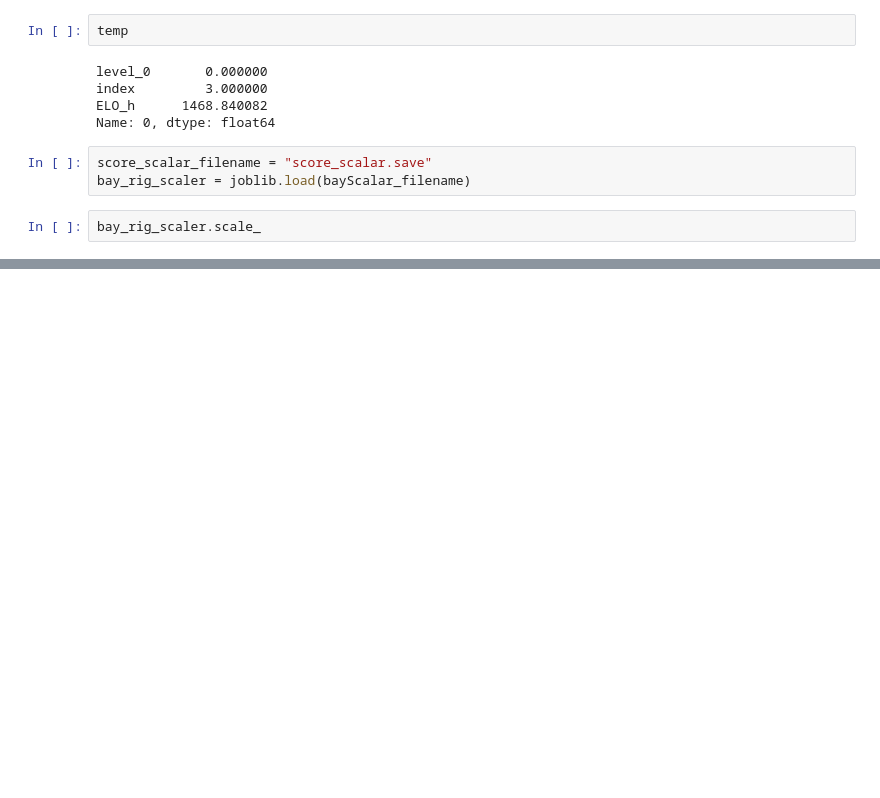
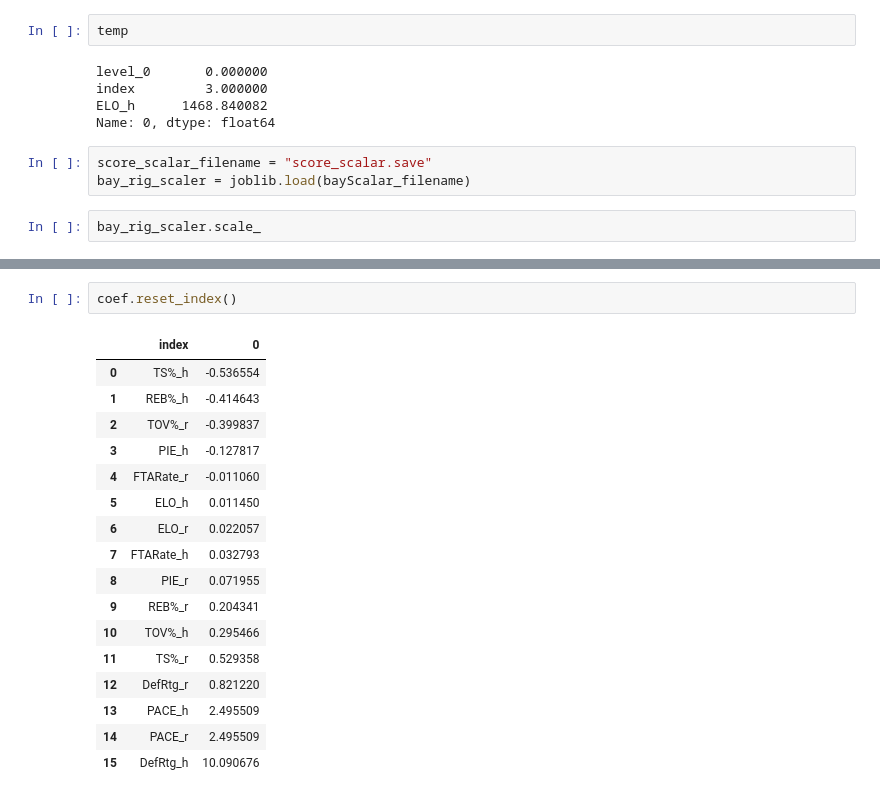
Before and after one commit to charlehl/project-three-nba-predict, a Jupyter notebook: exploratory/score_predict.ipynb, the cells around one changed output, grey strips where cells are left out. Drawn from its saved outputs; the diff is of its cells as text; blank space fills up the shorter version.

```diff
--- a/exploratory/score_predict.ipynb
+++ b/exploratory/score_predict.ipynb
@@ -1346,0 +1373,20 @@ bay_rig_scaler.scale_
+# %%
+coef.reset_index()
+# %% [output]
+|  | index | 0 |
+| 0 | TS%_h | -0.536554 |
+| 1 | REB%_h | -0.414643 |
+| 2 | TOV%_r | -0.399837 |
+| 3 | PIE_h | -0.127817 |
+| 4 | FTARate_r | -0.011060 |
+| 5 | ELO_h | 0.011450 |
+| 6 | ELO_r | 0.022057 |
+| 7 | FTARate_h | 0.032793 |
+| 8 | PIE_r | 0.071955 |
+| 9 | REB%_r | 0.204341 |
+| 10 | TOV%_h | 0.295466 |
+| 11 | TS%_r | 0.529358 |
+| 12 | DefRtg_r | 0.821220 |
+| 13 | PACE_h | 2.495509 |
+| 14 | PACE_r | 2.495509 |
+| 15 | DefRtg_h | 10.090676 |
```
Also changed, not shown: parts of 5 cells of this notebook, 2 other files.
